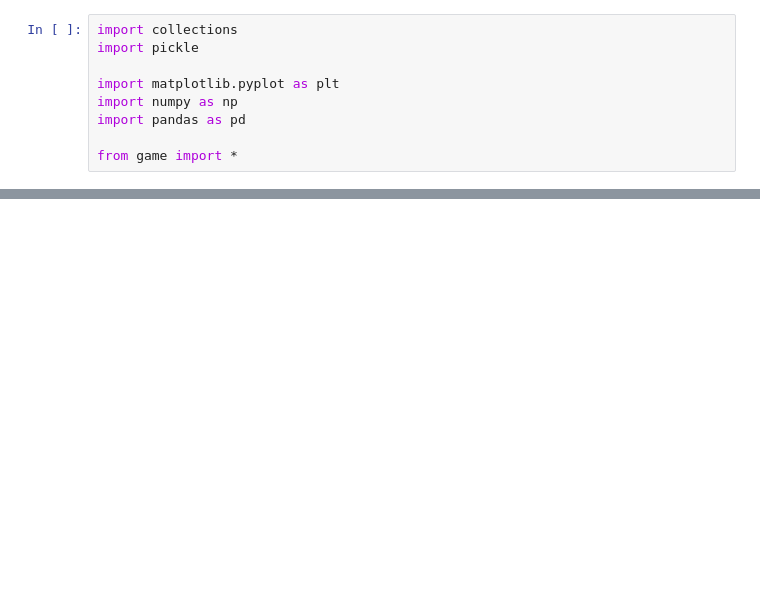
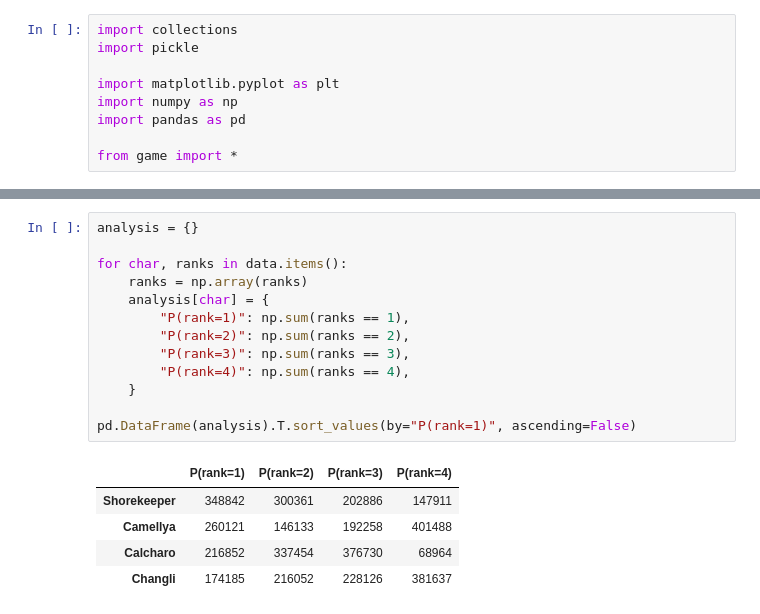
Before and after one commit to hansen-young/wuwa-cubie-derby, a Jupyter notebook: Notebook.ipynb, the cells around one changed output, grey strips where cells are left out. Cells and saved outputs as stored; diff of their text form; blank space fills up the shorter version.

```diff
--- a/Notebook.ipynb
+++ b/Notebook.ipynb
@@ -52,0 +53,19 @@ pd.DataFrame(analysis).T.sort_values(by="P(top3)", ascending=False)
+# %%
+analysis = {}
+
+for char, ranks in data.items():
+    ranks = np.array(ranks)
+    analysis[char] = {
+        "P(rank=1)": np.sum(ranks == 1),
+        "P(rank=2)": np.sum(ranks == 2),
+        "P(rank=3)": np.sum(ranks == 3),
+        "P(rank=4)": np.sum(ranks == 4),
+    }
+
+pd.DataFrame(analysis).T.sort_values(by="P(rank=1)", ascending=False)
+# %% [output]
+|  | P(rank=1) | P(rank=2) | P(rank=3) | P(rank=4) |
+| Shorekeeper | 348842 | 300361 | 202886 | 147911 |
+| Camellya | 260121 | 146133 | 192258 | 401488 |
+| Calcharo | 216852 | 337454 | 376730 | 68964 |
+| Changli | 174185 | 216052 | 228126 | 381637 |
```
Also changed, not shown: parts of 3 cells of this notebook, 1 other file.
